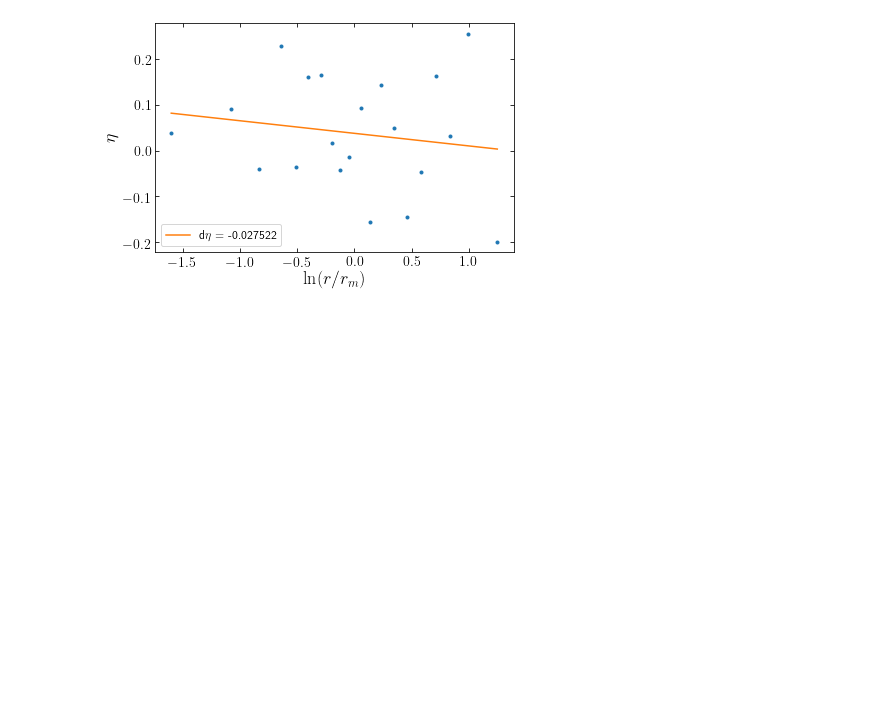
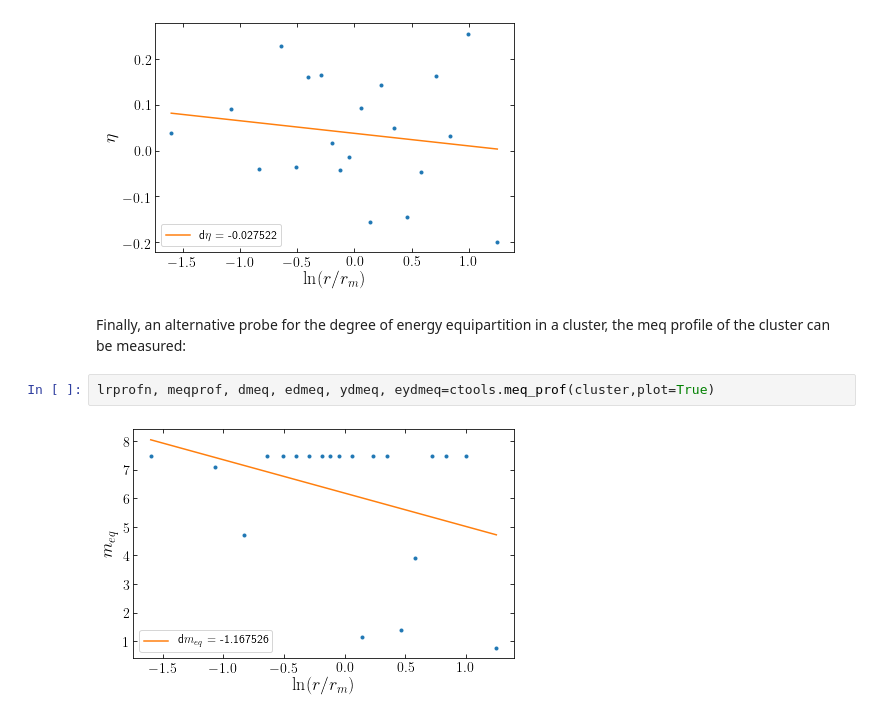
Before and after one commit to webbjj/clustertools, a Jupyter notebook: docs/source/notebooks/profiles.ipynb, the cells around one changed output. Drawn from its saved outputs; the diff is of its cells as text; blank space fills up the shorter version.

```diff
--- a/docs/source/notebooks/profiles.ipynb
+++ b/docs/source/notebooks/profiles.ipynb
@@ -71,3 +71,9 @@ Looking at how velocity dispersion changes as a function of stellar mass is also
 lrprofn, eprof, deta, edeta, ydeta, eydeta=ctools.eta_prof(cluster,plot=True)
 # %% [output]
 [figure]
+# %% [markdown]
+Finally, an alternative probe for the degree of energy equipartition in a cluster, the meq profile of the cluster can be measured:
+# %%
+lrprofn, meqprof, dmeq, edmeq, ydmeq, eydmeq=ctools.meq_prof(cluster,plot=True)
+# %% [output]
+[figure, added]
```
Also changed, not shown: 12 other files.
